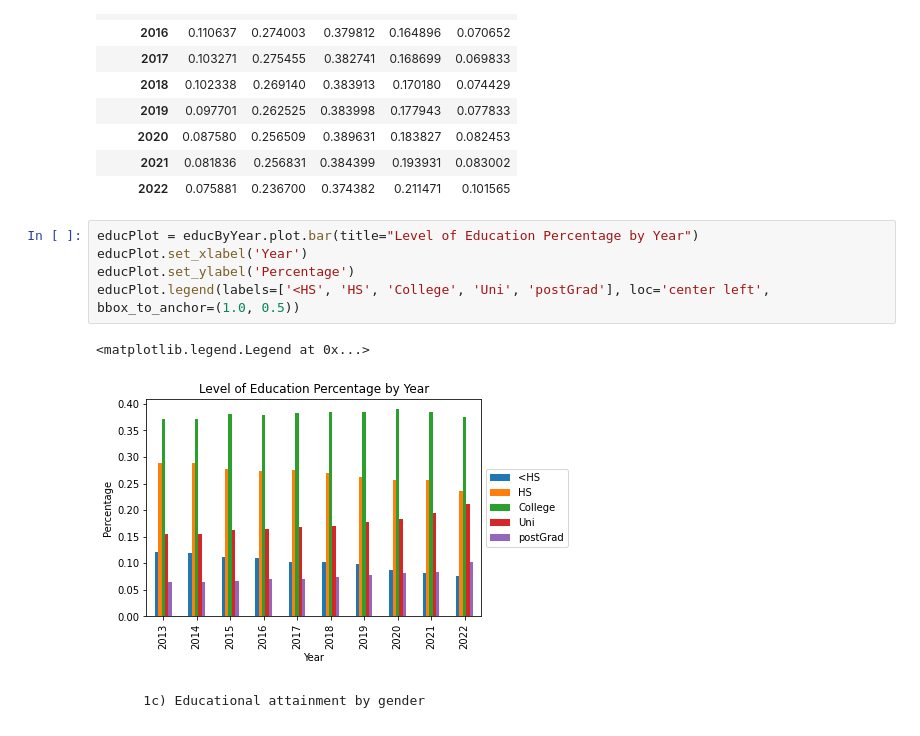
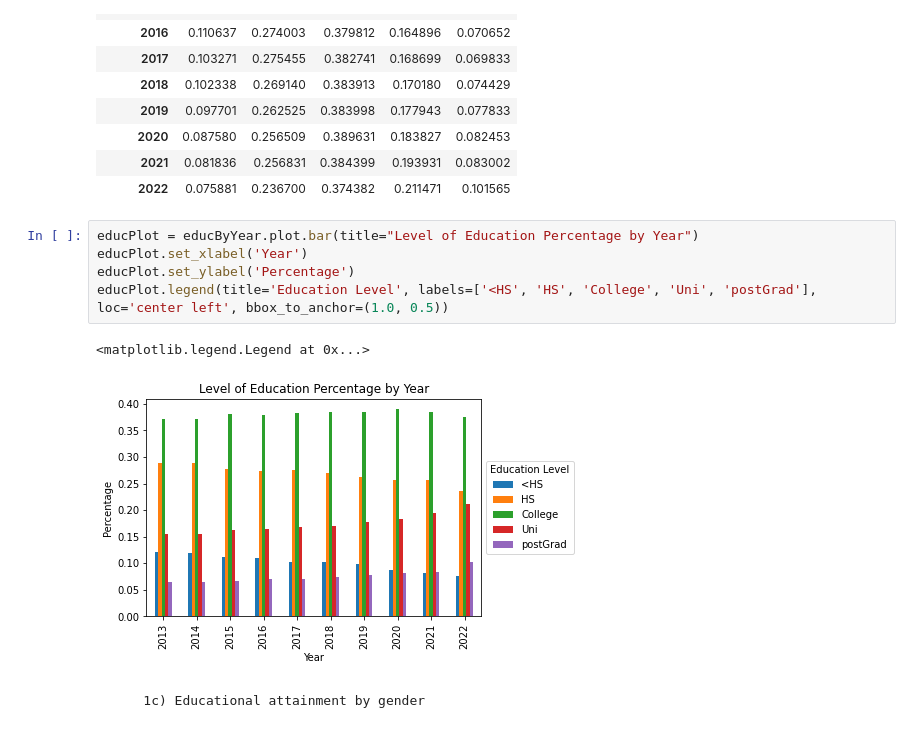
Before and after one commit to rahulsingh34/labour_econ_a2, a Jupyter notebook: assignment.ipynb, the cells around one changed output. Saved outputs shown, nothing was run; the diff lists cells and outputs as text.

Commit message:
chart fixes

```diff
--- a/assignment.ipynb
+++ b/assignment.ipynb
@@ -97,11 +97,11 @@ educByYear
 # %%
 educPlot = educByYear.plot.bar(title="Level of Education Percentage by Year")
 educPlot.set_xlabel('Year')
 educPlot.set_ylabel('Percentage')
-educPlot.legend(labels=['<HS', 'HS', 'College', 'Uni', 'postGrad'], loc='center left', bbox_to_anchor=(1.0, 0.5))
+educPlot.legend(title='Education Level', labels=['<HS', 'HS', 'College', 'Uni', 'postGrad'], loc='center left', bbox_to_anchor=(1.0, 0.5))
 # %% [output]
 <matplotlib.legend.Legend at 0x...>
-[figure, old version]
+[figure, new version]
 # %% [markdown]
         1c) Educational attainment by gender
 # %%
```
Also changed, not shown: parts of 2 cells of this notebook.
